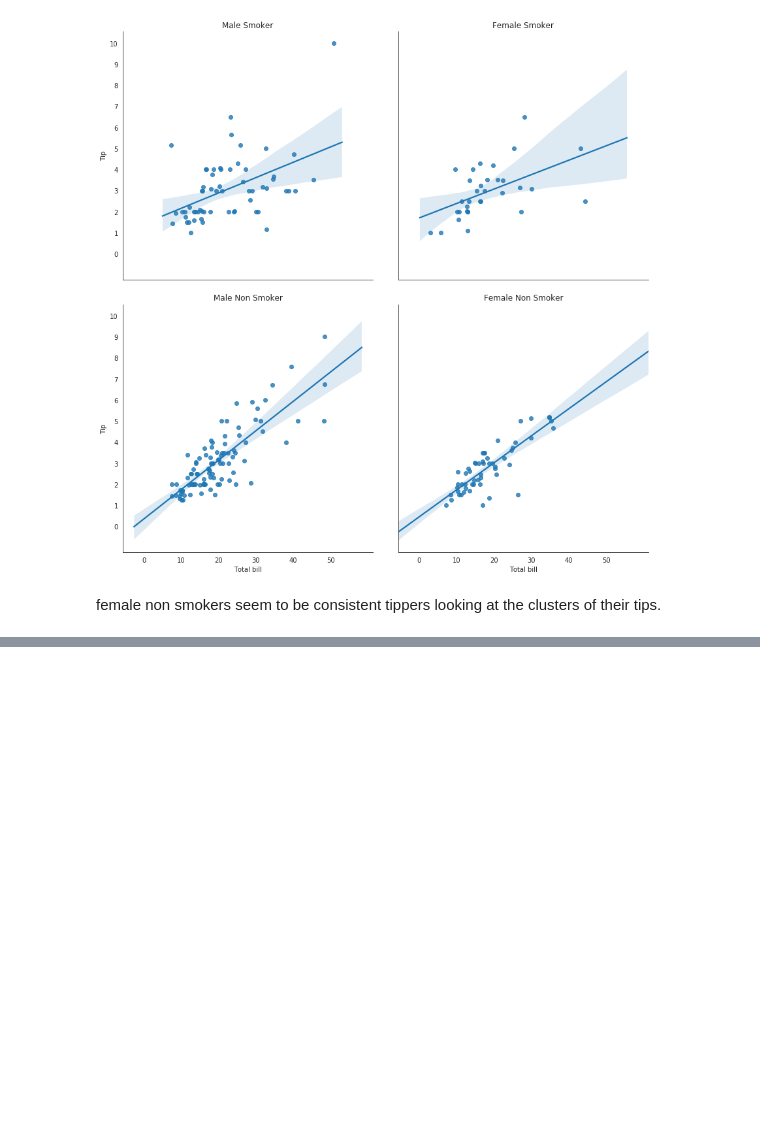
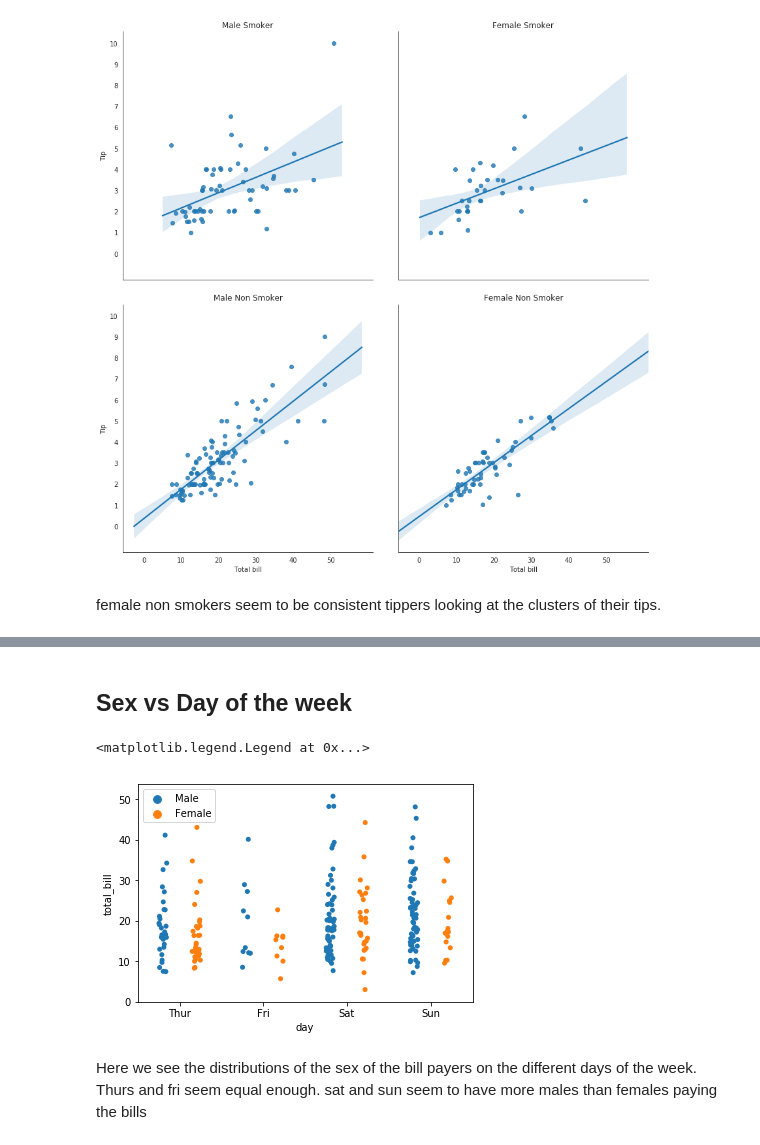
Before and after one commit to zoecahill1/fundamentals-project, a Jupyter notebook: tips-dataset.ipynb, the cells around one changed output, grey strips where cells are left out. Drawn from its saved outputs; the diff is of its cells as text; code cells hidden in the pictures; blank space fills up the shorter version.

```diff
--- a/tips-dataset.ipynb
+++ b/tips-dataset.ipynb
@@ -276,0 +302,10 @@ female non smokers seem to be consistent tippers looking at the clusters of thei
+# %% [markdown]
+## Sex vs Day of the week
+# %%
+ax = sns.stripplot( x="day", y="total_bill", dodge=True, hue="sex", data=tips)
+plt.legend(loc='upper left')
+# %% [output]
+<matplotlib.legend.Legend at 0x...>
+[figure, added]
+# %% [markdown]
+Here we see the distributions of the sex of the bill payers on the different days of the week. Thurs and fri seem equal enough. sat and sun seem to have more males than females paying the bills
```
Also changed, not shown: parts of 8 cells of this notebook.
